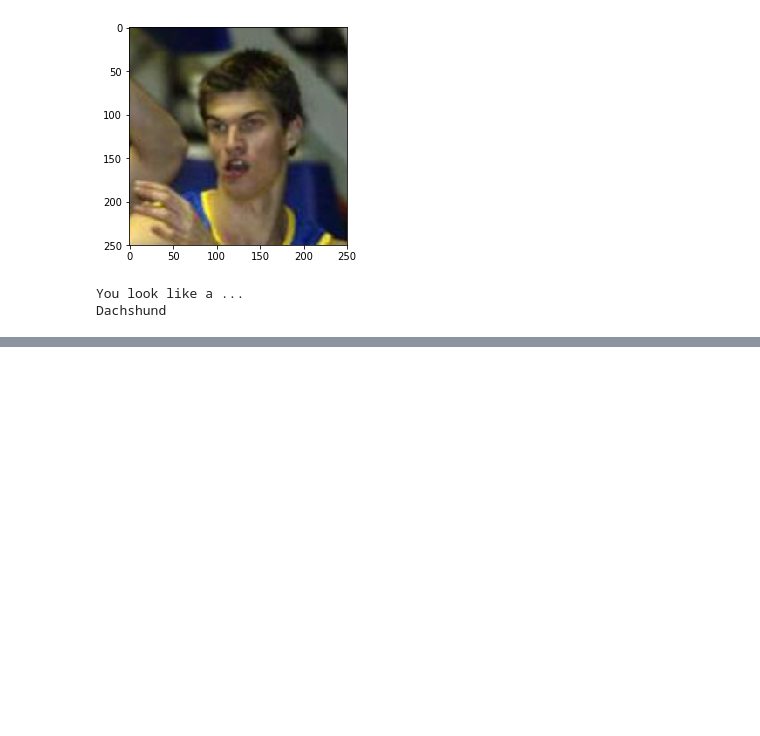
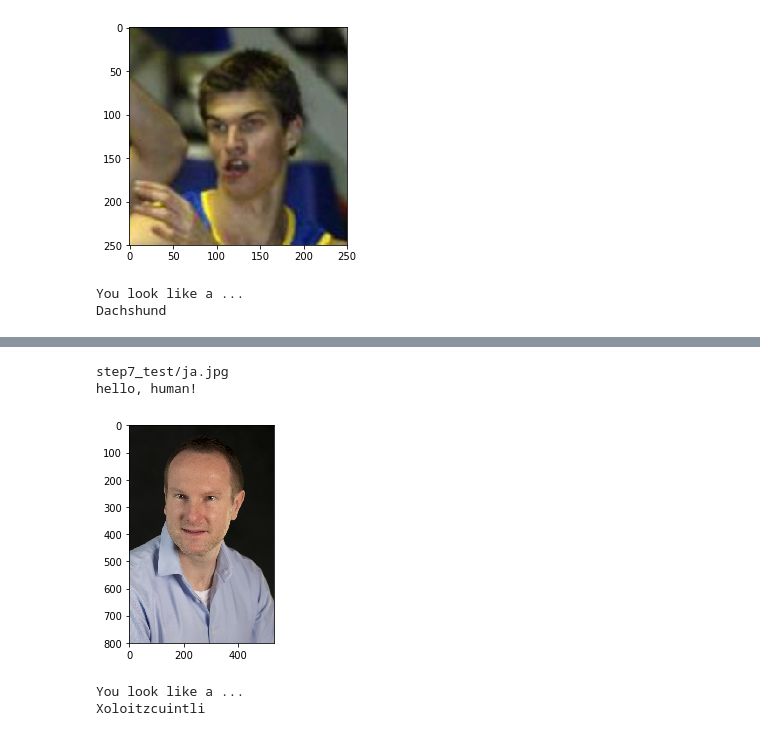
Before and after one commit to mprilucik/dog-project, a Jupyter notebook: dog_app.ipynb, the cells around one changed output, grey strips where cells are left out. Cells and saved outputs as stored; diff of their text form; code cells hidden in the pictures; blank space fills up the shorter version.

```diff
--- a/dog_app.ipynb
+++ b/dog_app.ipynb
@@ -798,0 +799,10 @@ OSError: cannot identify image file 'step7_test/V7vdET9ej24FSx689'
+# %%
+img_path ='step7_test/ja.jpg'
+print (img_path)
+predict_breed(img_path)
+# %% [output]
+step7_test/ja.jpg
+hello, human!
+[figure, added]
+You look like a ...
+Xoloitzcuintli
```
Also changed, not shown: parts of 20 cells of this notebook, 2 other files.
